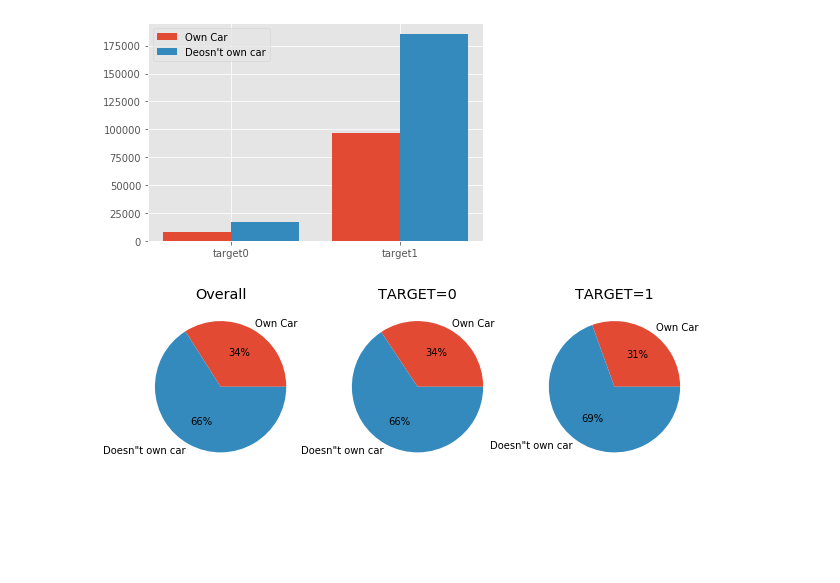
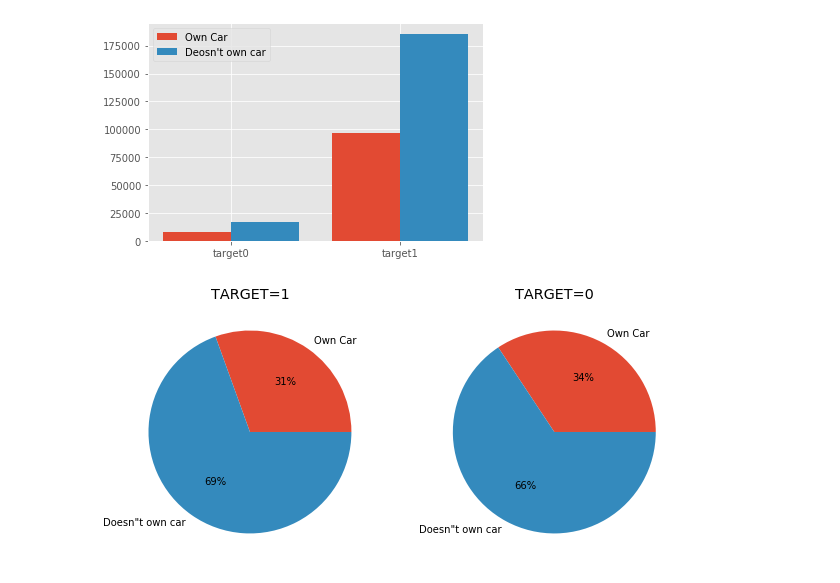
Before and after one commit to cedjustin/AI, a Jupyter notebook: week3class.ipynb, the cells around one changed output. Drawn from its saved outputs; the diff is of its cells as text; code cells hidden in the pictures; blank space fills up the shorter version.

```diff
--- a/week3class.ipynb
+++ b/week3class.ipynb
@@ -189,25 +184,20 @@ plt.show()
 # %%
 #checking with pie design
 
 fig = plt.figure(figsize=(10,5))
 plt.style.use('ggplot')
 labels = ['Own Car', 'Doesn"t own car']
 
-sizes0 = [target_own_car_1+target_own_car_2, target_doesnt_own_car_1+target_doesnt_own_car_2]
-ax0 = fig.add_subplot(1, 3, 1)
-ax0.pie(sizes0, labels=labels, autopct='%1.0f%%')
-ax0.set_title('Overall')
-
 sizes2 = [target_own_car_1, target_doesnt_own_car_1]
-ax2 = fig.add_subplot(1, 3, 3)
+ax2 = fig.add_subplot(1, 2, 1)
 ax2.pie(sizes2, labels=labels, autopct='%1.0f%%')
 ax2.set_title('TARGET=1')
 
 sizes1 = [target_own_car_2, target_doesnt_own_car_2]
-ax1 = fig.add_subplot(1, 3, 2)
+ax1 = fig.add_subplot(1, 2, 2)
 ax1.pie(sizes1, labels=labels, autopct='%1.0f%%')
 ax1.set_title('TARGET=0')
 
 plt.show()
 # %% [output]
-[figure, old version]
+[figure, new version]
```
Also changed, not shown: parts of 1 cell of this notebook.
